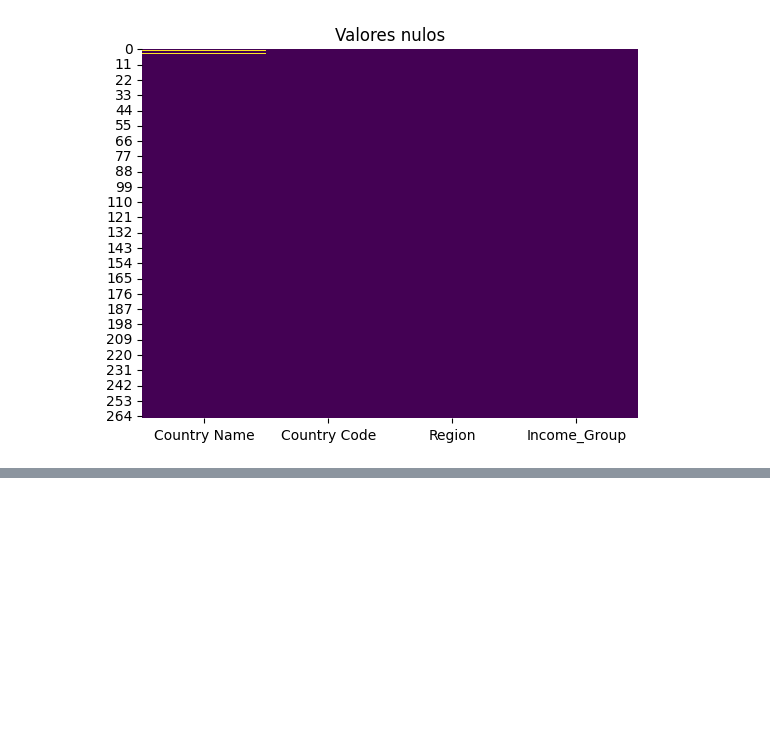
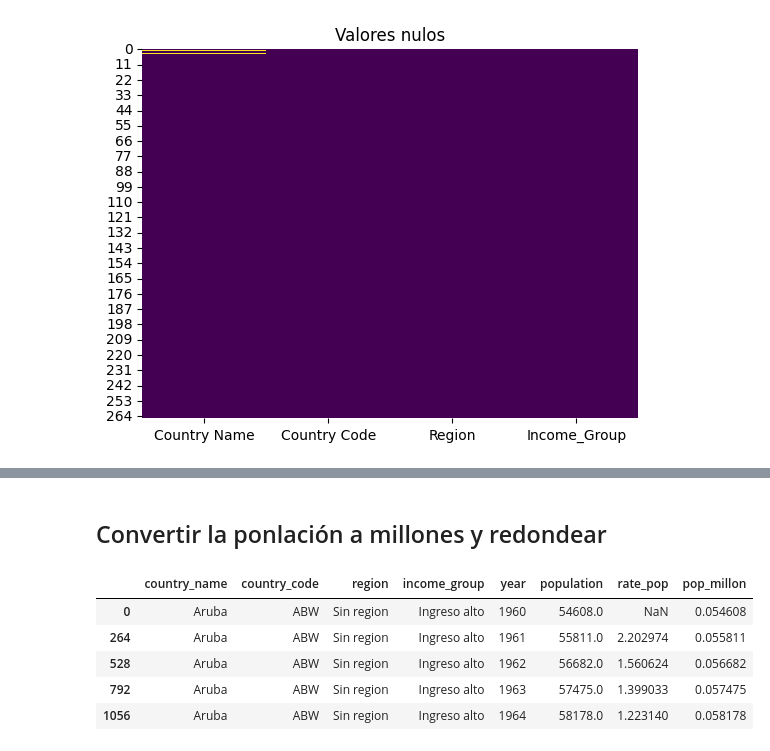
Before and after one commit to candesjara/bi_etl_2025_2, a Jupyter notebook: scr/transformacion.ipynb, the cells around one changed output, grey strips where cells are left out. Cells and saved outputs as stored; diff of their text form; code cells hidden in the pictures; blank space fills up the shorter version.

```diff
--- a/scr/transformacion.ipynb
+++ b/scr/transformacion.ipynb
@@ -425,0 +533,2 @@ plt.show()
+# %%
+df_w_popu.columns = ['country_name','country_code','region','income_group','year','population']
@@ -425,0 +537,2 @@ plt.show()
+# %%
+df_w_popu = df_w_popu.sort_values(['country_code','year'],ascending=True)
@@ -425,0 +561,2 @@ plt.show()
+# %% [markdown]
+## Convertir la ponlación a millones y redondear
@@ -425,0 +565,9 @@ plt.show()
+# %%
+df_w_popu.head()
+# %% [output]
+|  | country_name | country_code | region | income_group | year | population | rate_pop | pop_millon |
+| 0 | Aruba | ABW | Sin region | Ingreso alto | 1960 | 54608.0 | NaN | 0.054608 |
+| 264 | Aruba | ABW | Sin region | Ingreso alto | 1961 | 55811.0 | 2.202974 | 0.055811 |
+| 528 | Aruba | ABW | Sin region | Ingreso alto | 1962 | 56682.0 | 1.560624 | 0.056682 |
+| 792 | Aruba | ABW | Sin region | Ingreso alto | 1963 | 57475.0 | 1.399033 | 0.057475 |
+| 1056 | Aruba | ABW | Sin region | Ingreso alto | 1964 | 58178.0 | 1.223140 | 0.058178 |
```
Also changed, not shown: parts of 46 cells of this notebook, 6 other files.
